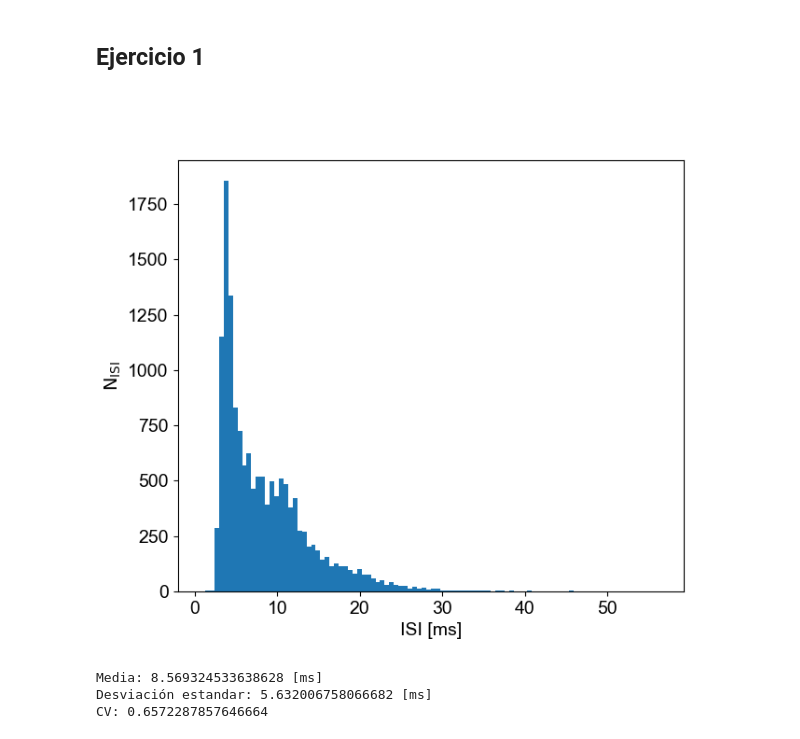
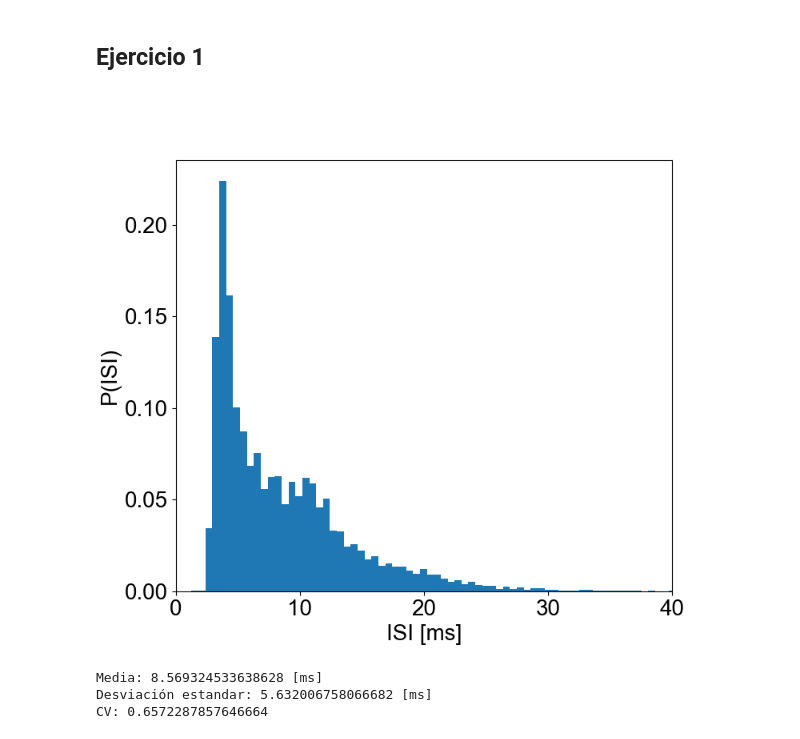
Before and after one commit to Lupama2/RedesNeuronales, a Jupyter notebook: Practicas/practica_3/practica_3.ipynb, the cells around one changed output. Drawn from its saved outputs; the diff is of its cells as text; code cells hidden in the pictures.

```diff
--- a/Practicas/practica_3/practica_3.ipynb
+++ b/Practicas/practica_3/practica_3.ipynb
@@ -58,17 +58,18 @@ factor_to_ms = 1/10
 # %%
 #Grafico el histograma normalizado de los ISI
 
-fig, ax = plt.subplots(1,1, figsize=(7,6))
-ax.hist(ISI_total*factor_to_ms, bins=100) #density=True
+fig, ax = plt.subplots(1,1, figsize=(8,7))
+ax.hist(ISI_total*factor_to_ms, bins=100, density = True) #density=True
 ax.set_xlabel('ISI [ms]')
-ax.set_ylabel('$\mathrm{N_{ISI}}$')
+ax.set_ylabel('P(ISI)')
+ax.set_xlim([0,40])
 
 plt.show()
 
 #Guardo la figura
-fig.savefig('Figures/ISI_histogram.png', bbox_inches='tight')
+fig.savefig('Informe/ISI_histogram.png', bbox_inches='tight')
 # %% [output]
-[figure, old version]
+[figure, new version]
 # %%
 #Calculo media, desviación estandar y CV
 media = np.mean(ISI_total)
```
Also changed, not shown: parts of 21 cells of this notebook, 15 other files.
